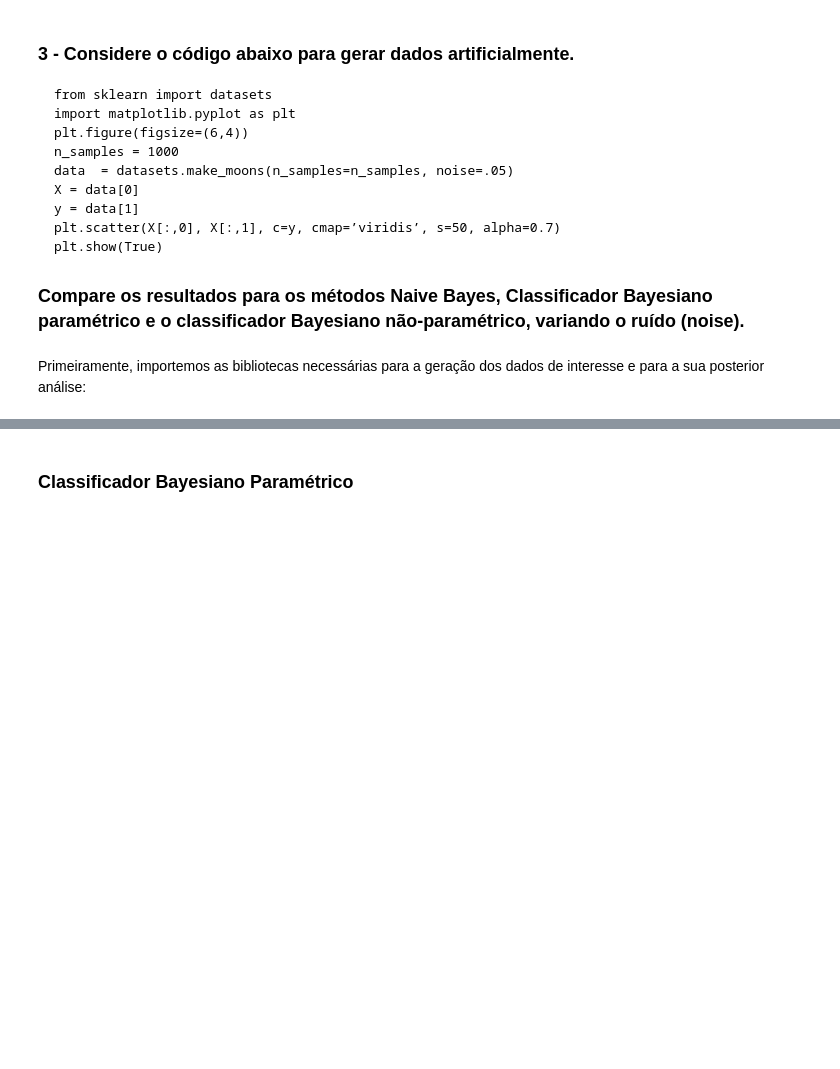
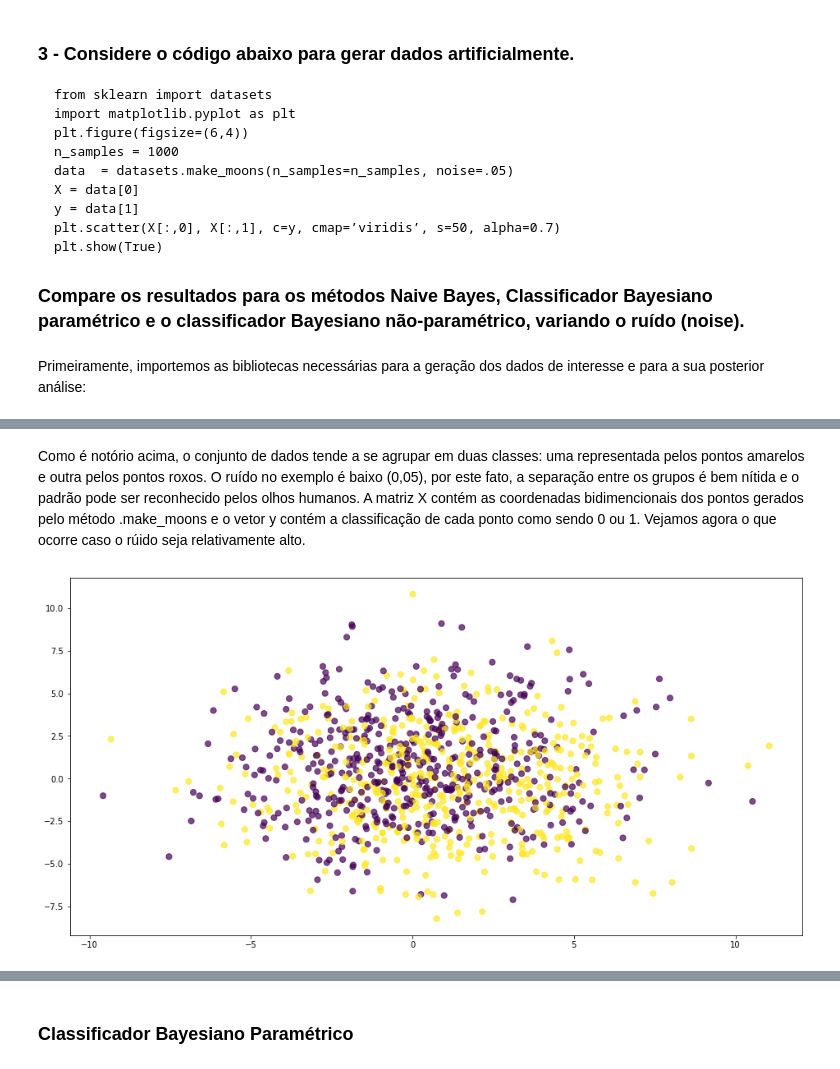
Before and after one commit to BrenoUSP/SME0828_DataScience, a Jupyter notebook: Projects/3 - Classificação/Projeto3_Classificacao_M.ipynb, the cells around one changed output, grey strips where cells are left out. Saved outputs shown, nothing was run; the diff lists cells and outputs as text; code cells hidden in the pictures; blank space fills up the shorter version.

```diff
--- a/Projects/3 - Classificação/Projeto3_Classificacao_M.ipynb
+++ b/Projects/3 - Classificação/Projeto3_Classificacao_M.ipynb
@@ -83,0 +86,13 @@ plt.show(True)
+# %% [markdown]
+Como é notório acima, o conjunto de dados tende a se agrupar em duas classes: uma representada pelos pontos amarelos e outra pelos pontos roxos. O ruído no exemplo é baixo (0,05), por este fato, a separação entre os grupos é bem nítida e o padrão pode ser reconhecido pelos olhos humanos. A matriz X contém as coordenadas bidimencionais dos pontos gerados pelo método .make_moons e o vetor y contém a classificação de cada ponto como sendo 0 ou 1. Vejamos agora o que ocorre caso o rúido seja relativamente alto.
+# %%
+plt.figure(figsize=(16,8))
+
+n_samples = 1000 #número de pontos gerados
+data  = datasets.make_moons(n_samples=n_samples, noise=3)
+X = data[0] #conjunto de dados a serem classificados
+y = data[1] #classes representados por 0 ou 1 (vetor com classificação dos dados de X)
+plt.scatter(X[:,0], X[:,1], c=y, cmap="viridis", s=50, alpha=0.7)
+plt.show(True)
+# %% [output]
+[figure, added]
```
Also changed, not shown: parts of 44 cells of this notebook.
